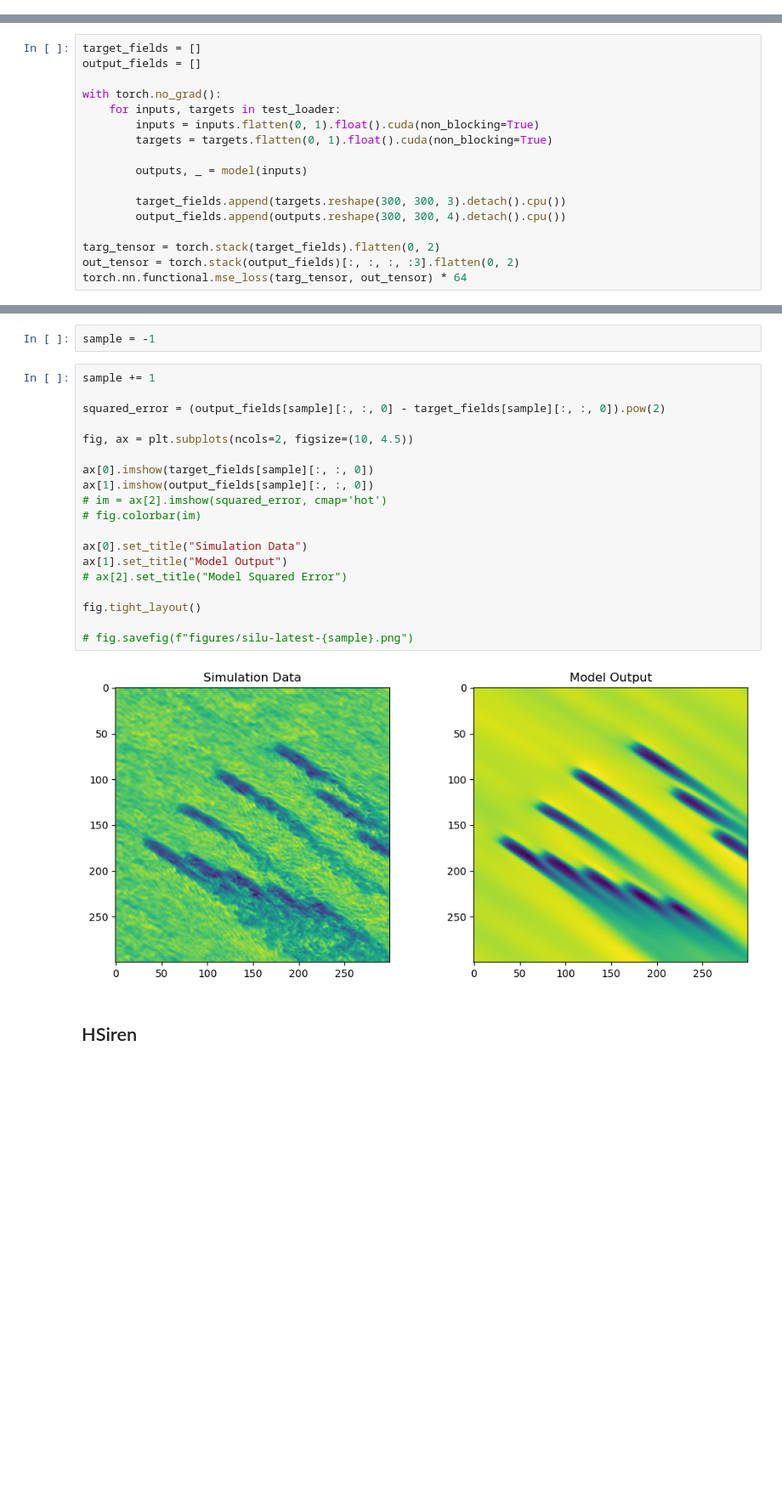
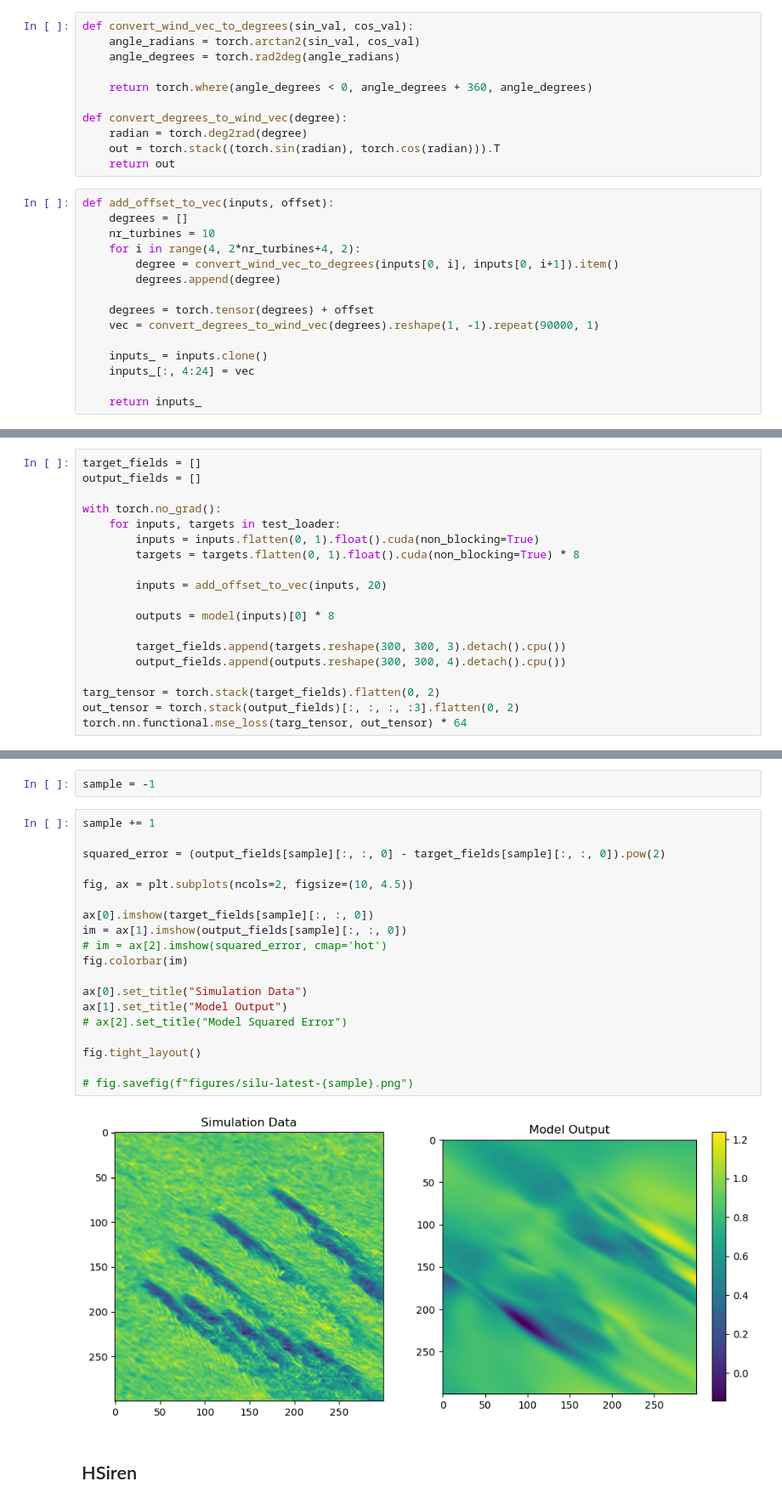
Before and after one commit to erenaydoslu/AI2P-WindFarmControl, a Jupyter notebook: experiments/NavierStokes/results.ipynb, the cells around one changed output, grey strips where cells are left out. Shown at 85% size. Cells and saved outputs as stored; diff of their text form; blank space fills up the shorter version.

Commit message:
Extra visualizations

```diff
--- a/experiments/NavierStokes/results.ipynb
+++ b/experiments/NavierStokes/results.ipynb
@@ -11,6 +11,32 @@ from GridDataset3D import GridDataset as G3D
 
 generator = torch.Generator()
 generator.manual_seed(42);
+# %%
+def convert_wind_vec_to_degrees(sin_val, cos_val):
+    angle_radians = torch.arctan2(sin_val, cos_val)
+    angle_degrees = torch.rad2deg(angle_radians)
+
+    return torch.where(angle_degrees < 0, angle_degrees + 360, angle_degrees)
+
+def convert_degrees_to_wind_vec(degree):
+    radian = torch.deg2rad(degree)
+    out = torch.stack((torch.sin(radian), torch.cos(radian))).T
+    return out
+# %%
+def add_offset_to_vec(inputs, offset):
+    degrees = []
+    nr_turbines = 10
+    for i in range(4, 2*nr_turbines+4, 2):
+        degree = convert_wind_vec_to_degrees(inputs[0, i], inputs[0, i+1]).item()
+        degrees.append(degree)
+
+    degrees = torch.tensor(degrees) + offset
+    vec = convert_degrees_to_wind_vec(degrees).reshape(1, -1).repeat(90000, 1)
+
+    inputs_ = inputs.clone()
+    inputs_[:, 4:24] = vec
+
+    return inputs_
 # %% [markdown]
 ## SiLU Wake Steering (3D)
 # %%
@@ -77,9 +103,11 @@ output_fields = []
 with torch.no_grad():
     for inputs, targets in test_loader:
         inputs = inputs.flatten(0, 1).float().cuda(non_blocking=True)
-        targets = targets.flatten(0, 1).float().cuda(non_blocking=True)
+        targets = targets.flatten(0, 1).float().cuda(non_blocking=True) * 8
 
-        outputs, _ = model(inputs)
+        inputs = add_offset_to_vec(inputs, 20)
+
+        outputs = model(inputs)[0] * 8
 
         target_fields.append(targets.reshape(300, 300, 3).detach().cpu())
         output_fields.append(outputs.reshape(300, 300, 4).detach().cpu())
@@ -94,24 +122,24 @@ sample = -1
 # %%
 sample += 1
 
 squared_error = (output_fields[sample][:, :, 0] - target_fields[sample][:, :, 0]).pow(2)
 
 fig, ax = plt.subplots(ncols=2, figsize=(10, 4.5))
 
 ax[0].imshow(target_fields[sample][:, :, 0])
-ax[1].imshow(output_fields[sample][:, :, 0])
+im = ax[1].imshow(output_fields[sample][:, :, 0])
 # im = ax[2].imshow(squared_error, cmap='hot')
-# fig.colorbar(im)
+fig.colorbar(im)
 
 ax[0].set_title("Simulation Data")
 ax[1].set_title("Model Output")
 # ax[2].set_title("Model Squared Error")
 
 fig.tight_layout()
 
 # fig.savefig(f"figures/silu-latest-{sample}.png")
 # %% [output]
-[figure, old version]
+[figure, new version]
 # %% [markdown]
 ## HSiren
 # %%
```
Also changed, not shown: parts of 1 cell of this notebook.
